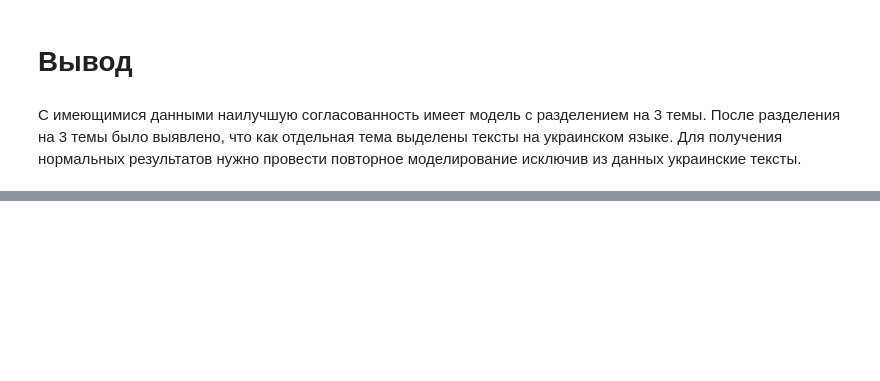
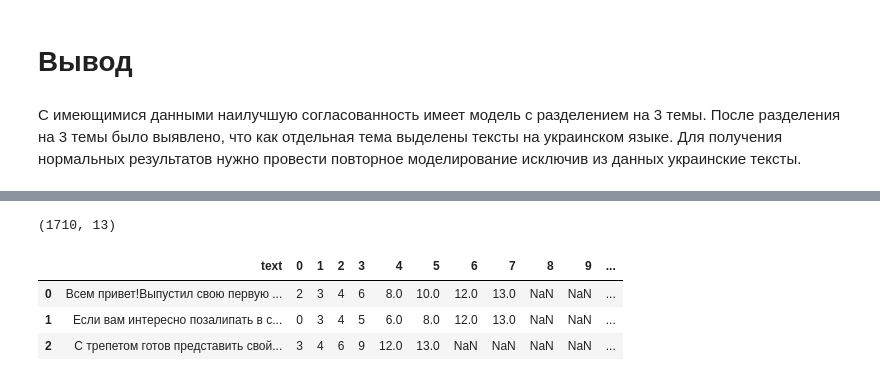
Before and after one commit to FreazerKRD/hackathon-recruiters, a Jupyter notebook: topic_modeling_new.ipynb, the cells around one changed output, grey strips where cells are left out. Saved outputs shown, nothing was run; the diff lists cells and outputs as text; code cells hidden in the pictures; blank space fills up the shorter version.

```diff
--- a/topic_modeling_new.ipynb
+++ b/topic_modeling_new.ipynb
@@ -382,0 +613,9 @@ corpus = [id2word.doc2bow(text) for text in texts]
+# %%
+result_df_topics = pd.concat([result_df, topics], axis=1)
+shapenhead(result_df_topics)
+# %% [output]
+(1710, 13)
+|  | text | 0 | 1 | 2 | 3 | 4 | 5 | 6 | 7 | 8 | 9 | ... |
+| 0 | Всем привет!Выпустил свою первую ... | 2 | 3 | 4 | 6 | 8.0 | 10.0 | 12.0 | 13.0 | NaN | NaN | ... |
+| 1 | Если вам интересно позалипать в с... | 0 | 3 | 4 | 5 | 6.0 | 8.0 | 12.0 | 13.0 | NaN | NaN | ... |
+| 2 | С трепетом готов представить свой... | 3 | 4 | 6 | 9 | 12.0 | 13.0 | NaN | NaN | NaN | NaN | ... |
```
Also changed, not shown: parts of 60 cells of this notebook, 2 other files.
